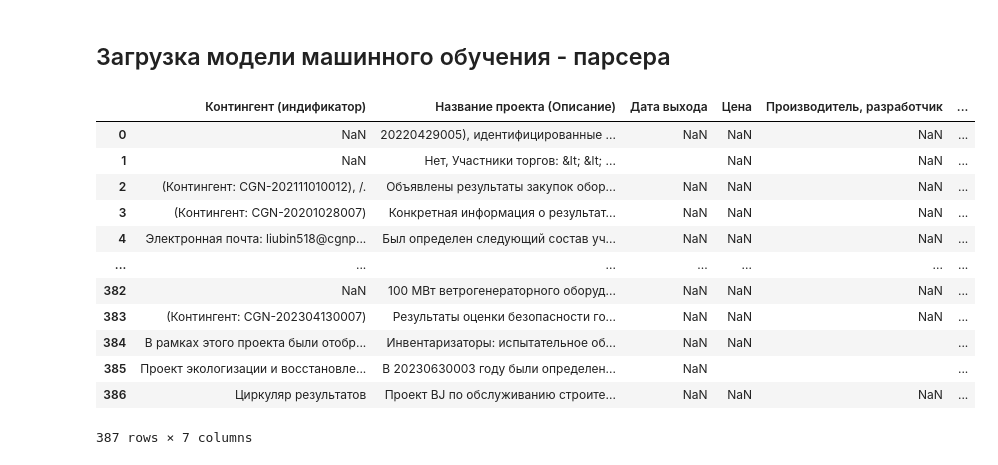
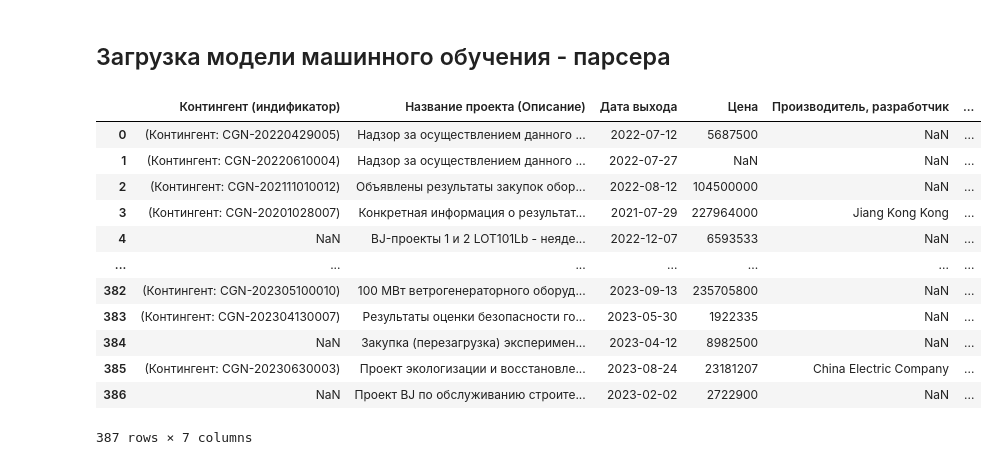
Before and after one commit to RusinDmitry/Identifying-implicit-relationships-in-abstract-text, a Jupyter notebook: from_text_to_table.ipynb, the cells around one changed output. Drawn from its saved outputs; the diff is of its cells as text; code cells hidden in the pictures.

```diff
--- a/from_text_to_table.ipynb
+++ b/from_text_to_table.ipynb
@@ -134,40 +134,40 @@ model = joblib.load('/content/Identifying-implicit-relationships-in-abstract-tex
 # %%
 def parse(tender: List[str], embedding):
     inform = {}
     for string, sentence in zip(tender, embedding):
         predict = model.predict(sentence.reshape(1, -1))[0]
         if predict in list(result.columns):
             if predict in filters.keys():
                 pre_string = filters[predict](string)
             else:
                 pre_string = string
 
-            if predict in inform.keys():
+            if predict in inform.keys() and predict != "Дата выхода" and predict != "Цена":
                 inform[predict] += ', ' + pre_string
             else:
                 inform[predict] = pre_string
     return inform
 
 
 for data_i, embeddings_i in zip(data, embeddings_list):
     new_row = parse(data_i, embeddings_i)
     new_df = pd.DataFrame(new_row, index=[0])
     result = pd.concat([result, new_df], ignore_index=True)
 
 result.to_csv("table.csv")
 result.to_excel("table.xls")
 result
 # %% [output]
 |  | Контингент (индификатор) | Название проекта (Описание) | Дата выхода | Цена | Производитель, разработчик | ... |
-| 0 | NaN | 20220429005), идентифицированные ... | NaN | NaN | NaN | ... |
-| 1 | NaN | Нет, Участники торгов: &lt; &lt; ... |  | NaN | NaN | ... |
-| 2 | (Контингент: CGN-202111010012), /. | Объявлены результаты закупок обор... | NaN | NaN | NaN | ... |
-| 3 | (Контингент: CGN-20201028007) | Конкретная информация о результат... | NaN | NaN | NaN | ... |
-| 4 | Электронная почта: liubin518@cgnp... | Был определен следующий состав уч... | NaN | NaN | NaN | ... |
+| 0 | (Контингент: CGN-20220429005) | Надзор за осуществлением данного ... | 2022-07-12 | 5687500 | NaN | ... |
+| 1 | (Контингент: CGN-20220610004) | Надзор за осуществлением данного ... | 2022-07-27 | NaN | NaN | ... |
+| 2 | (Контингент: CGN-202111010012) | Объявлены результаты закупок обор... | 2022-08-12 | 104500000 | NaN | ... |
+| 3 | (Контингент: CGN-20201028007) | Конкретная информация о результат... | 2021-07-29 | 227964000 | Jiang Kong Kong | ... |
+| 4 | NaN | BJ-проекты 1 и 2 LOT101Lb - неяде... | 2022-12-07 | 6593533 | NaN | ... |
 | ... | ... | ... | ... | ... | ... | ... |
-| 382 | NaN | 100 МВт ветрогенераторного оборуд... | NaN | NaN | NaN | ... |
-| 383 | (Контингент: CGN-202304130007) | Результаты оценки безопасности го... | NaN | NaN | NaN | ... |
-| 384 | В рамках этого проекта были отобр... | Инвентаризаторы: испытательное об... | NaN | NaN |  | ... |
-| 385 | Проект экологизации и восстановле... | В 20230630003 году были определен... | NaN |  |  | ... |
-| 386 | Циркуляр результатов | Проект BJ по обслуживанию строите... | NaN | NaN | NaN | ... |
+| 382 | (Контингент: CGN-202305100010) | 100 МВт ветрогенераторного оборуд... | 2023-09-13 | 235705800 | NaN | ... |
+| 383 | (Контингент: CGN-202304130007) | Результаты оценки безопасности го... | 2023-05-30 | 1922335 | NaN | ... |
+| 384 | NaN | Закупка (перезагрузка) эксперимен... | 2023-04-12 | 8982500 | NaN | ... |
+| 385 | (Контингент: CGN-20230630003) | Проект экологизации и восстановле... | 2023-08-24 | 23181207 | China Electric Company | ... |
+| 386 | NaN | Проект BJ по обслуживанию строите... | 2023-02-02 | 2722900 | NaN | ... |
 387 rows × 7 columns
```
Also changed, not shown: parts of 1 cell of this notebook.
